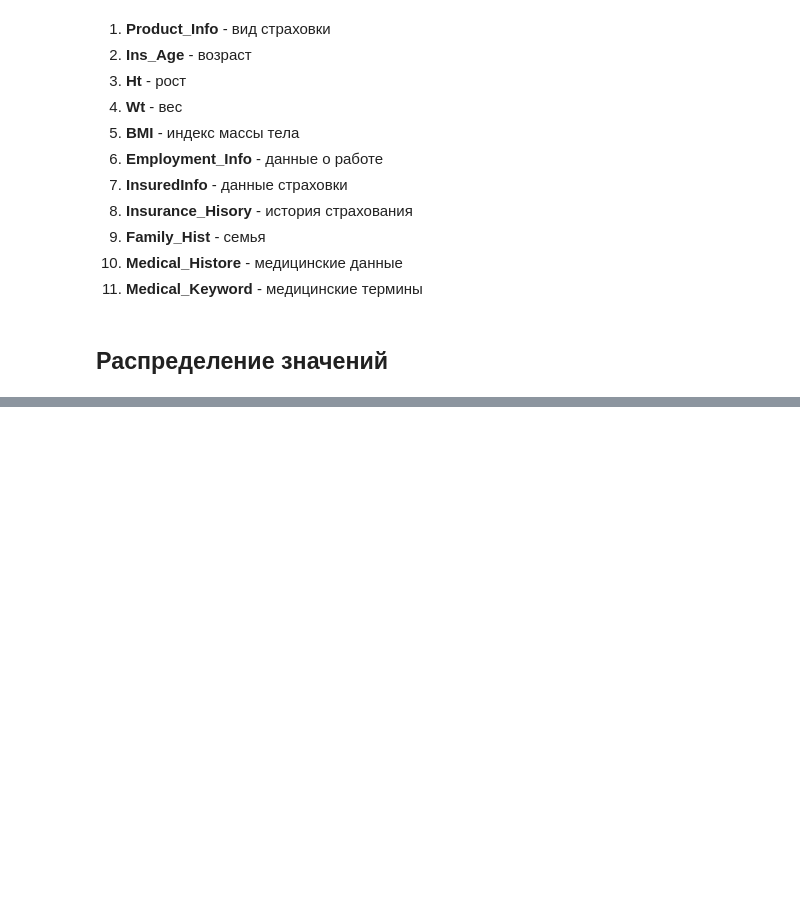
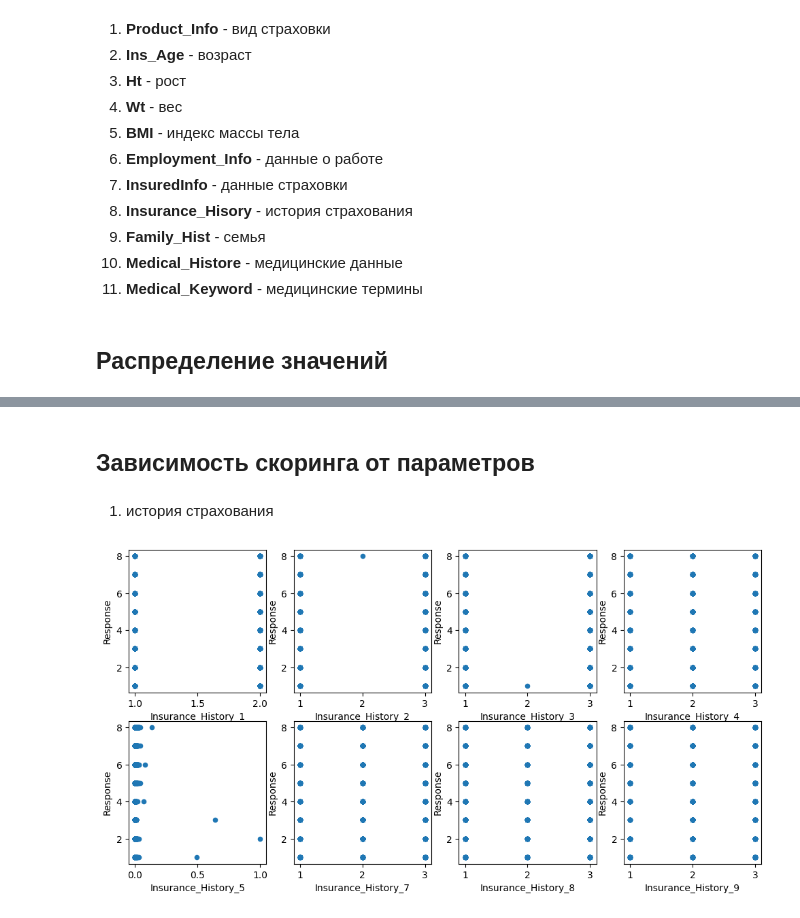
Before and after one commit to iteegi/data-science-algo, a Jupyter notebook: data-science-algo/tasks/14_insurance_scoring.ipynb, the cells around one changed output, grey strips where cells are left out. Drawn from its saved outputs; the diff is of its cells as text; code cells hidden in the pictures; blank space fills up the shorter version.

Commit message:
derive scoring from insurance history

```diff
--- a/data-science-algo/tasks/14_insurance_scoring.ipynb
+++ b/data-science-algo/tasks/14_insurance_scoring.ipynb
@@ -62,0 +65,8 @@ plt.show()
+# %% [markdown]
+## Зависимость скоринга от параметров
+# %% [markdown]
+1. история страхования
+# %%
+data_correlation_plot(train, train.columns[train.columns.str.startswith("Insurance_History")], "Response")
+# %% [output]
+[figure, added]
```
Also changed, not shown: parts of 2 cells of this notebook.
